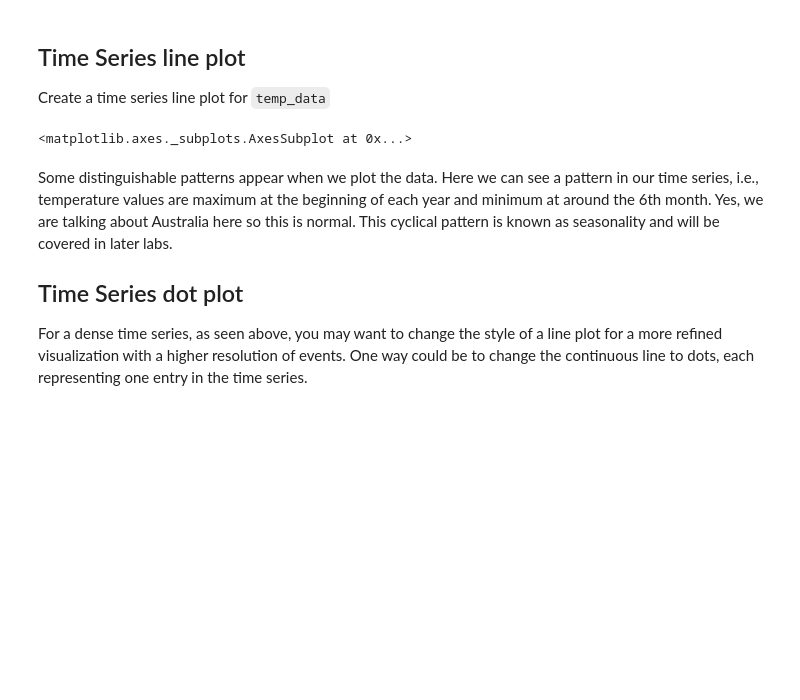
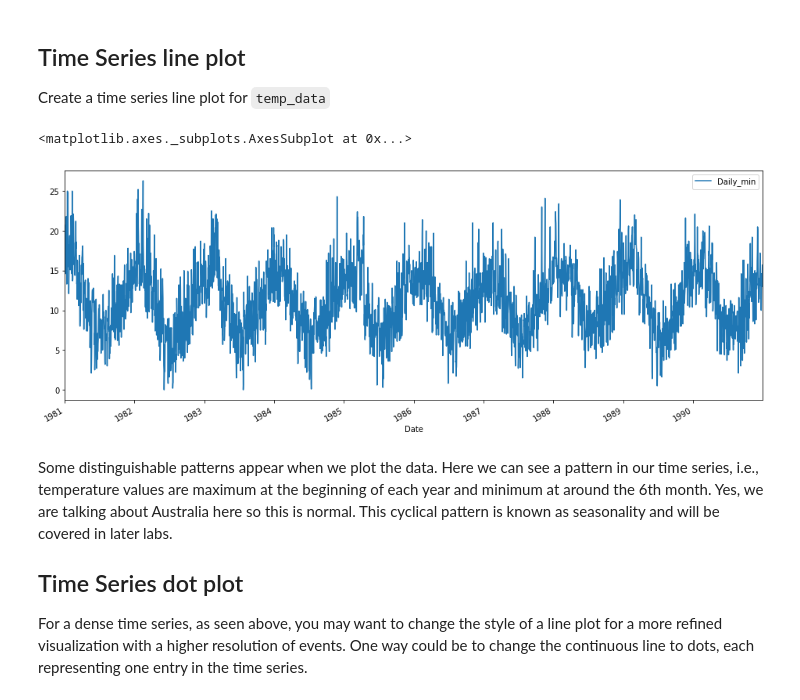
Before and after one commit to rmei97/dsc-visualizing-time-series-data-lab-nyc-ds-033020, a Jupyter notebook: index.ipynb, the cells around one changed output. Saved outputs shown, nothing was run; the diff lists cells and outputs as text; code cells hidden in the pictures; blank space fills up the shorter version.

```diff
--- a/index.ipynb
+++ b/index.ipynb
@@ -79,9 +79,10 @@ DatetimeIndex(['1981-01-01', '1981-01-02', '1981-01-03', '1981-01-04',
 Create a time series line plot for `temp_data`
 # %%
 # Draw a line plot using temp_data
-temp_data.plot()
+temp_data.plot(figsize = (16,6))
 # %% [output]
 <matplotlib.axes._subplots.AxesSubplot at 0x...>
+[figure, added]
 # %% [markdown]
 Some distinguishable patterns appear when we plot the data. Here we can see a pattern in our time series, i.e., temperature values are maximum at the beginning of each year and minimum at around the 6th month. Yes, we are talking about Australia here so this is normal. This cyclical pattern is known as seasonality and will be covered in later labs.
 
```
